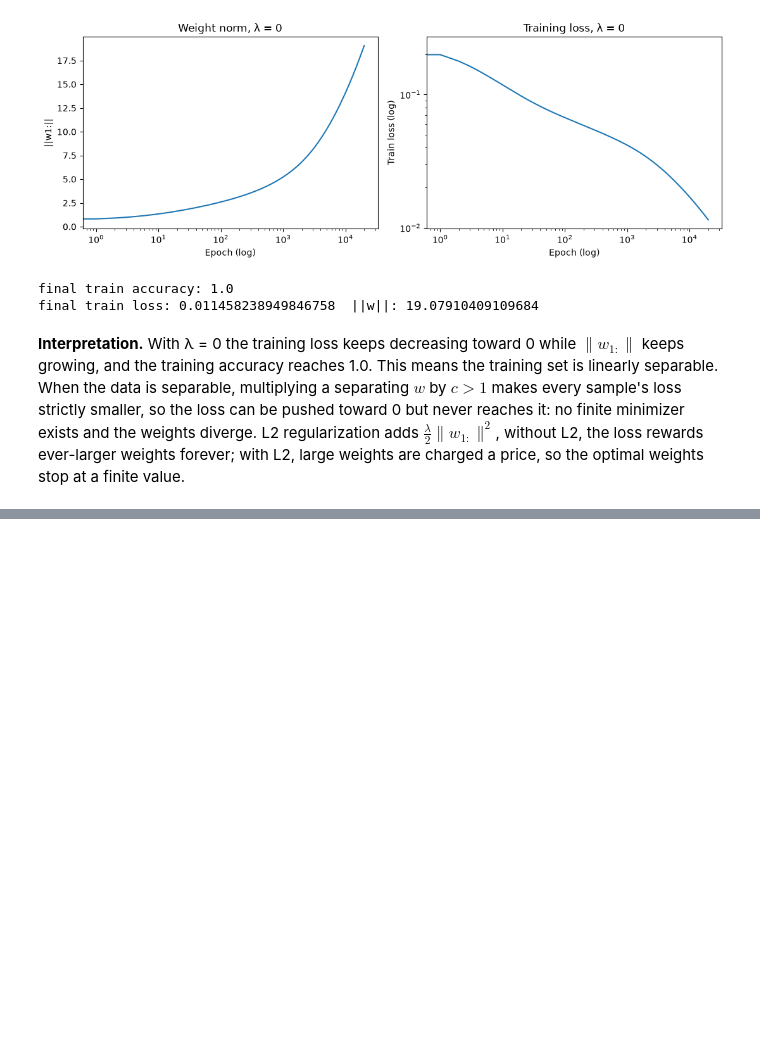
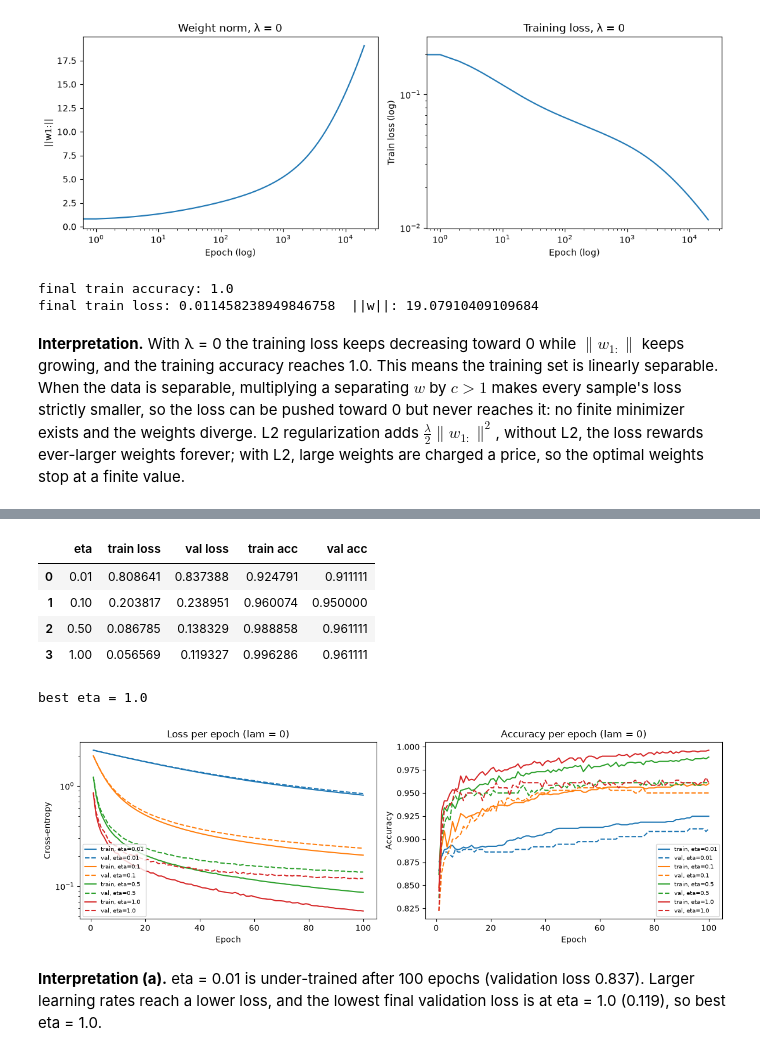
Before and after one commit to salmaselim77/intro-to-ml-assignment, a Jupyter notebook: assignment2.ipynb, the cells around one changed output, grey strips where cells are left out. Drawn from its saved outputs; the diff is of its cells as text; code cells hidden in the pictures; blank space fills up the shorter version.

```diff
--- a/assignment2.ipynb
+++ b/assignment2.ipynb
@@ -914,0 +1199,68 @@ final train loss: 0.011458238949846758  ||w||: 19.07910409109684
+# %%
+def train(X, y, lam, eta, epochs, batch_size, rng, X_val=None, y_val=None):
+    N = X.shape[0]
+    W = np.zeros((X.shape[1], int(y.max()) + 1))
+    num_batches = int(np.ceil(N / batch_size))   # the last batch may be smaller
+    history = {"train_loss": [], "val_loss": [], "train_acc": [], "val_acc": []}
+
+    for epoch in range(epochs):
+        order = rng.permutation(N)               # new shuffle every epoch
+        for b in range(num_batches):
+            idx = order[b * batch_size:(b + 1) * batch_size]
+            W = W - eta * gradient(W, X[idx], y[idx], lam)
+
+        # record loss and accuracy after each epoch (loss without the penalty)
+        history["train_loss"].append(data_loss(W, X, y))
+        history["train_acc"].append(accuracy(y, predict(W, X)))
+        if X_val is not None:
+            history["val_loss"].append(data_loss(W, X_val, y_val))
+            history["val_acc"].append(accuracy(y_val, predict(W, X_val)))
+    return W, history
+# %%
+# (a) different learning rates, lam = 0
+etas = [0.01, 0.1, 0.5, 1.0]
+histories = {}
+rows = []
+for eta in etas:
+    rng = np.random.default_rng(SEED)
+    W, h = train(X_train, y_train, 0.0, eta, 100, 64, rng, X_val, y_val)
+    histories[eta] = h
+    rows.append({"eta": eta,
+                 "train loss": h["train_loss"][-1], "val loss": h["val_loss"][-1],
+                 "train acc": h["train_acc"][-1], "val acc": h["val_acc"][-1]})
+
+eta_table = pd.DataFrame(rows)
+display(eta_table)
+
+# choose eta with the lowest final validation loss
+best_eta = eta_table.loc[eta_table["val loss"].idxmin(), "eta"]
+print("best eta =", best_eta)
+
+fig, ax = plt.subplots(1, 2, figsize=(12, 4))
+for k, eta in enumerate(etas):
+    h = histories[eta]
+    ax[0].plot(range(1, 101), h["train_loss"], "C" + str(k), label="train, eta=" + str(eta))
+    ax[0].plot(range(1, 101), h["val_loss"], "C" + str(k) + "--", label="val, eta=" + str(eta))
+    ax[1].plot(range(1, 101), h["train_acc"], "C" + str(k), label="train, eta=" + str(eta))
+    ax[1].plot(range(1, 101), h["val_acc"], "C" + str(k) + "--", label="val, eta=" + str(eta))
+ax[0].set_title("Loss per epoch (lam = 0)")
+ax[0].set_xlabel("Epoch")
+ax[0].set_ylabel("Cross-entropy")
+ax[0].set_yscale("log")
+ax[0].legend(fontsize=7)
+ax[1].set_title("Accuracy per epoch (lam = 0)")
+ax[1].set_xlabel("Epoch")
+ax[1].set_ylabel("Accuracy")
+ax[1].legend(fontsize=7, loc="lower right")
+plt.tight_layout()
+plt.show()
+# %% [output]
+|  | eta | train loss | val loss | train acc | val acc |
+| 0 | 0.01 | 0.808641 | 0.837388 | 0.924791 | 0.911111 |
+| 1 | 0.10 | 0.203817 | 0.238951 | 0.960074 | 0.950000 |
+| 2 | 0.50 | 0.086785 | 0.138329 | 0.988858 | 0.961111 |
+| 3 | 1.00 | 0.056569 | 0.119327 | 0.996286 | 0.961111 |
+best eta = 1.0
+[figure, added]
+# %% [markdown]
+**Interpretation (a).** eta = 0.01 is under-trained after 100 epochs (validation loss 0.837). Larger learning rates reach a lower loss, and the lowest final validation loss is at eta = 1.0 (0.119), so best eta = 1.0.
```
Also changed, not shown: parts of 28 cells of this notebook, 1 other file.
